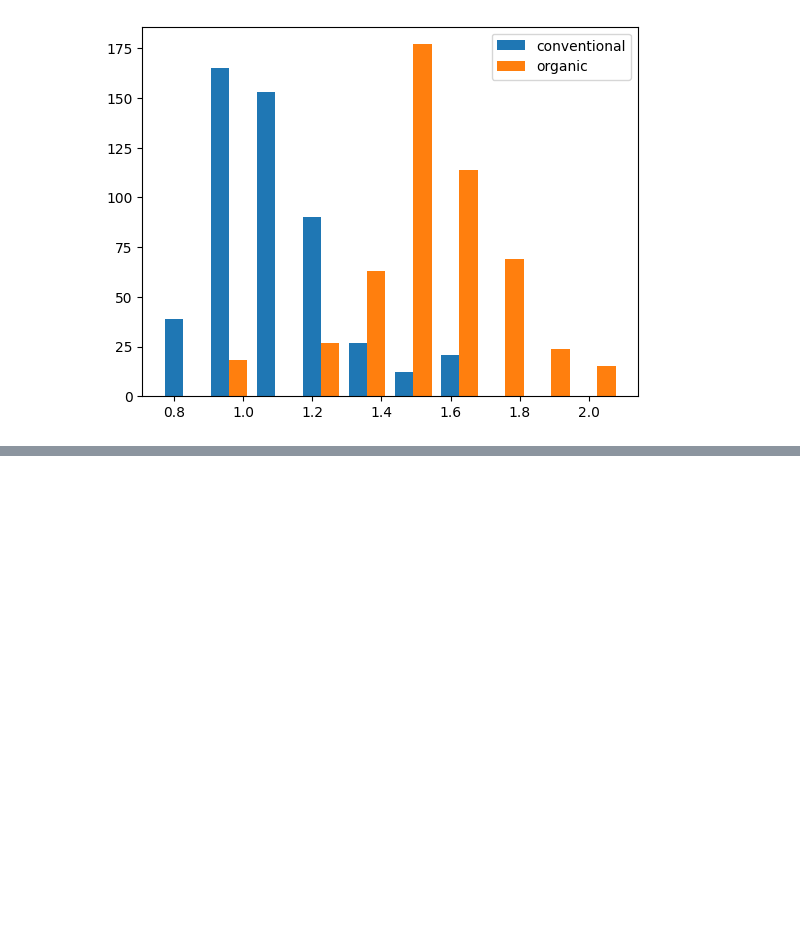
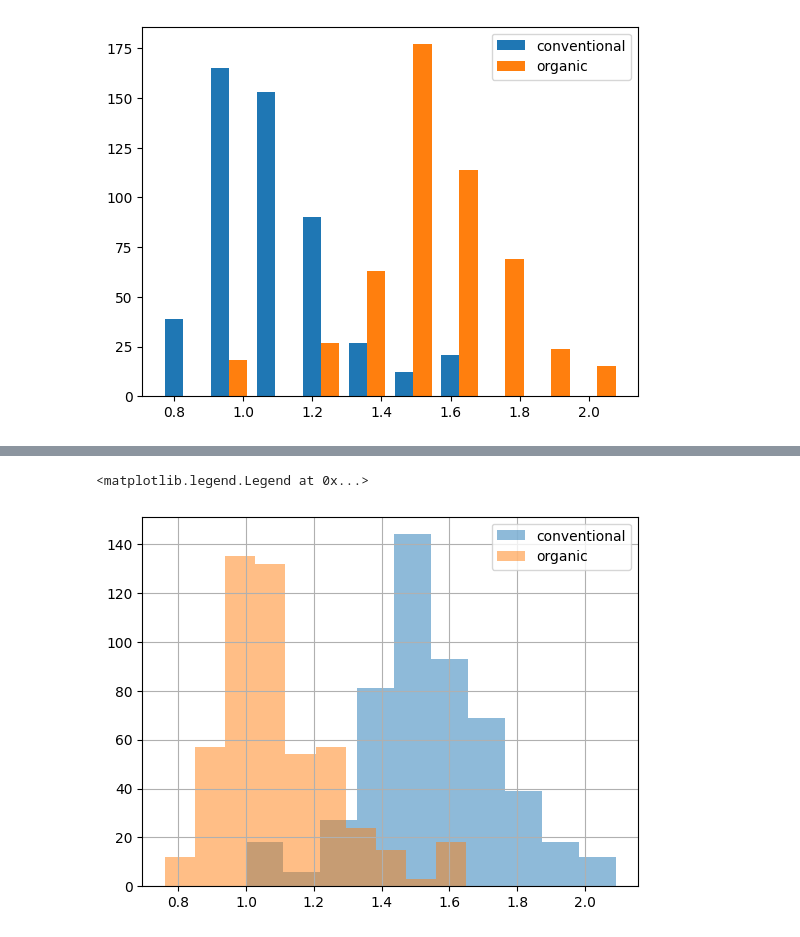
Before and after one commit to Zeinab-kr/DataCamp-Data-Analysis, a Jupyter notebook: Datacamp - Data Manipulation with pandas 2023-8/chapter-4-creating-and-visualizing-dataframes/exercise4.ipynb, the cells around one changed output, grey strips where cells are left out. Saved outputs shown, nothing was run; the diff lists cells and outputs as text; code cells hidden in the pictures; blank space fills up the shorter version.

```diff
--- a/Datacamp - Data Manipulation with pandas 2023-8/chapter-4-creating-and-visualizing-dataframes/exercise4.ipynb
+++ b/Datacamp - Data Manipulation with pandas 2023-8/chapter-4-creating-and-visualizing-dataframes/exercise4.ipynb
@@ -62,0 +67,7 @@ plt.legend(["conventional", "organic"])
+# %%
+avocados[avocados["type"] == "organic"]["avg_price"].hist(alpha=0.5)
+avocados[avocados["type"] == "conventional"]["avg_price"].hist(alpha=0.5)
+plt.legend(["conventional", "organic"])
+# %% [output]
+<matplotlib.legend.Legend at 0x...>
+[figure, added]
```
Also changed, not shown: parts of 3 cells of this notebook.
